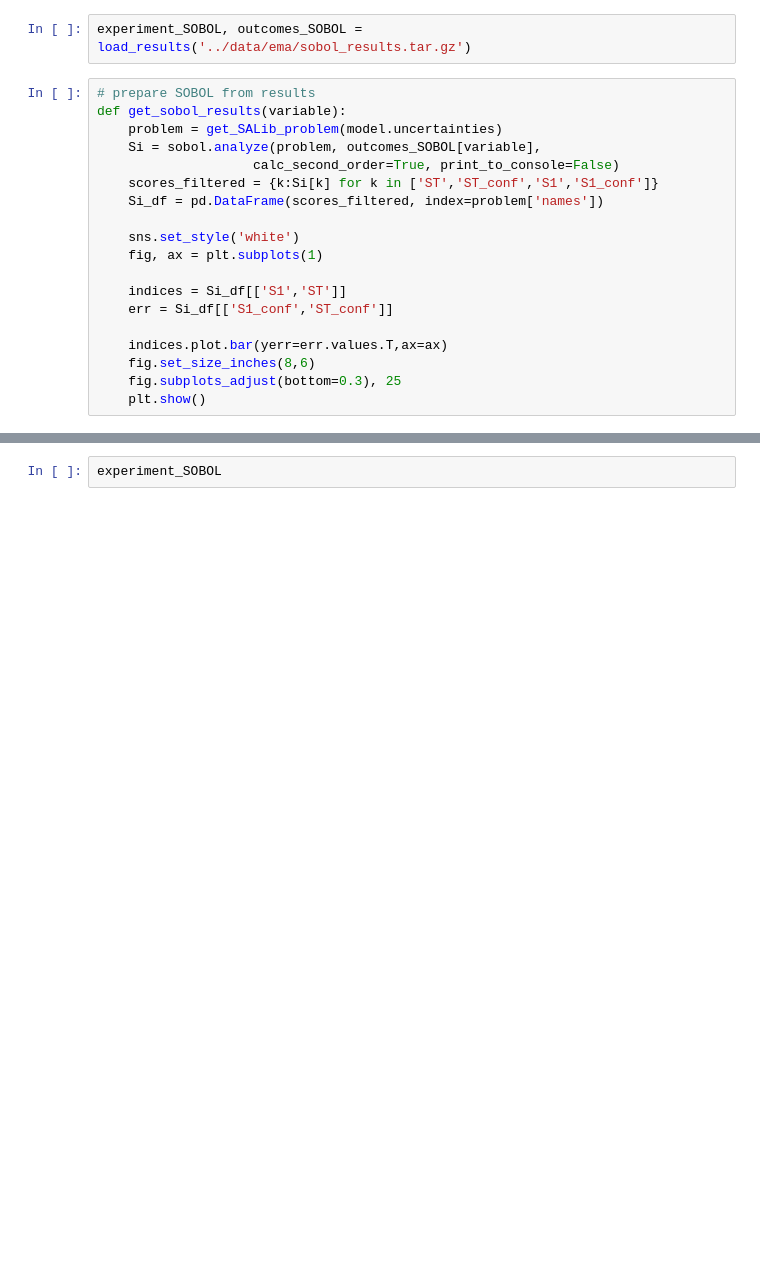
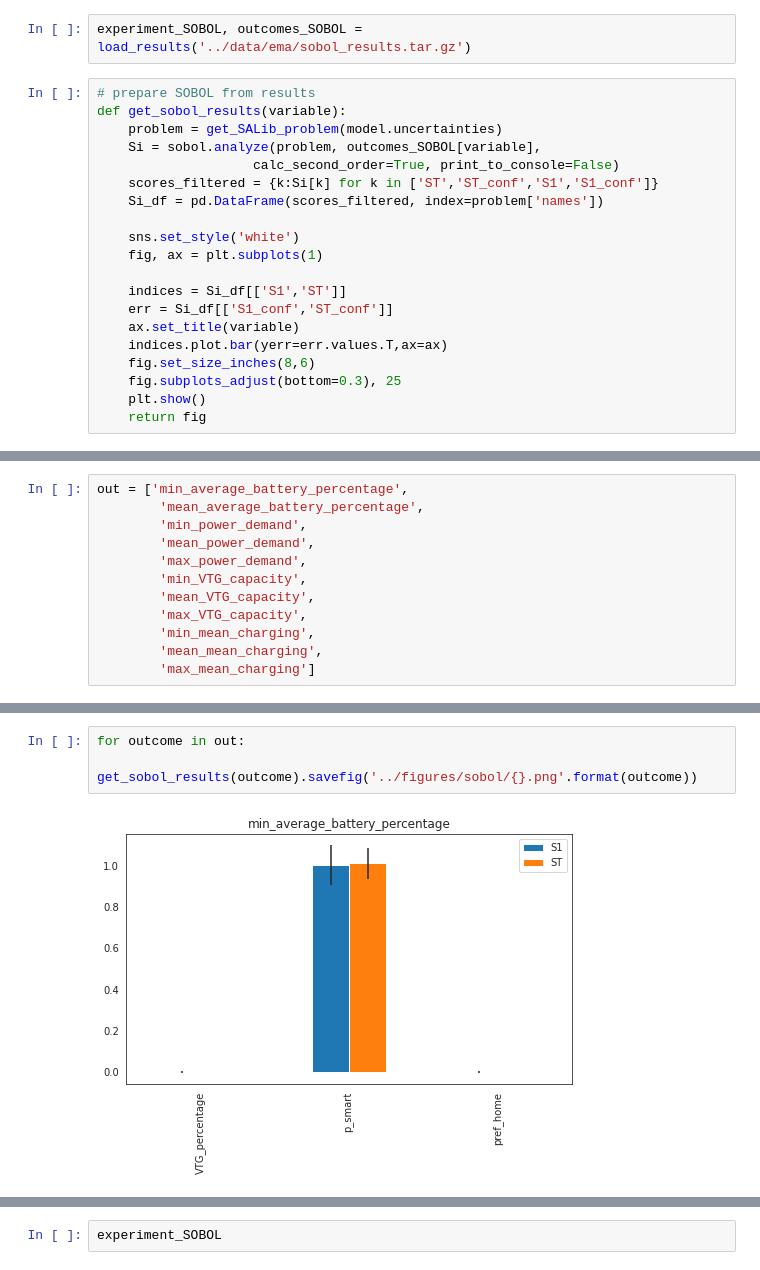
Before and after one commit to floristevito/SEN9120_Advanced_Agent_Based_Modelling, a Jupyter notebook: model/ema_sobol.ipynb, the cells around one changed output, grey strips where cells are left out. Cells and saved outputs as stored; diff of their text form; blank space fills up the shorter version.

Commit message:
sobol figures

```diff
--- a/model/ema_sobol.ipynb
+++ b/model/ema_sobol.ipynb
@@ -26,8 +26,9 @@ def get_sobol_results(variable):
 
     indices = Si_df[['S1','ST']]
     err = Si_df[['S1_conf','ST_conf']]
-
+    ax.set_title(variable)
     indices.plot.bar(yerr=err.values.T,ax=ax)
     fig.set_size_inches(8,6)
     fig.subplots_adjust(bottom=0.3), 25
     plt.show()
+    return fig
@@ -37,0 +35,12 @@ get_sobol_results('mean_VTG_capacity')
+# %%
+out = ['min_average_battery_percentage',
+        'mean_average_battery_percentage',
+        'min_power_demand',
+        'mean_power_demand',
+        'max_power_demand',
+        'min_VTG_capacity',
+        'mean_VTG_capacity',
+        'max_VTG_capacity',
+        'min_mean_charging',
+        'mean_mean_charging',
+        'max_mean_charging']
@@ -37,0 +59,5 @@ get_sobol_results('mean_VTG_capacity')
+# %%
+for outcome in out:
+    get_sobol_results(outcome).savefig('../figures/sobol/{}.png'.format(outcome))
+# %% [output]
+[figure, added]
```
Also changed, not shown: parts of 3 cells of this notebook, 11 other files.
